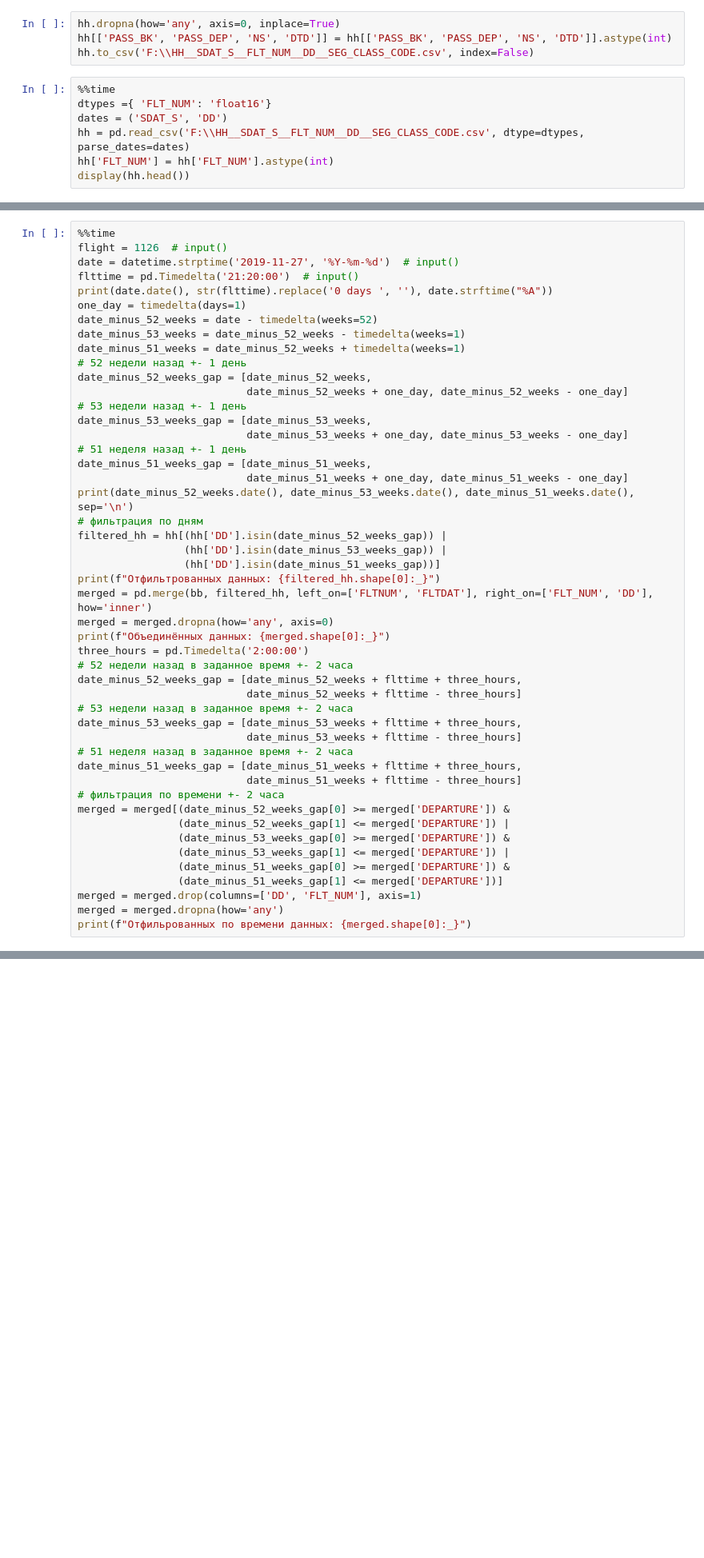
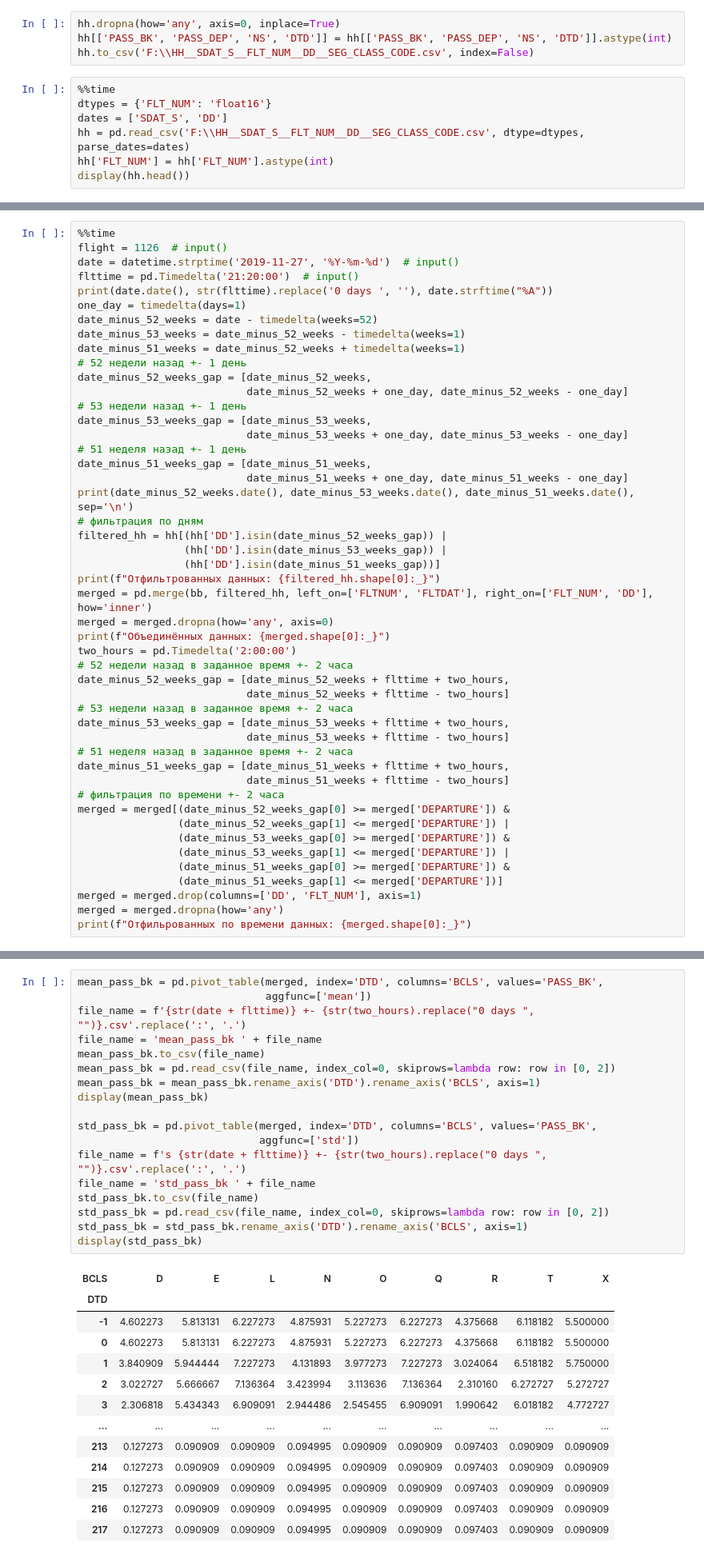
Before and after one commit to Flyer-DM/aeroflot_ML, a Jupyter notebook: профили сезонов.ipynb, the cells around one changed output, grey strips where cells are left out. Shown: that part at 80% size. Saved outputs shown, nothing was run; the diff lists cells and outputs as text; blank space fills up the shorter version.

Commit message:
Mean, std для PASS_BK, PASS_DEP, NS

```diff
--- a/профили сезонов.ipynb
+++ b/профили сезонов.ipynb
@@ -37,8 +37,8 @@ hh[['PASS_BK', 'PASS_DEP', 'NS', 'DTD']] = hh[['PASS_BK', 'PASS_DEP', 'NS', 'DTD
 hh.to_csv('F:\\HH__SDAT_S__FLT_NUM__DD__SEG_CLASS_CODE.csv', index=False)
 # %%
 %%time
-dtypes ={ 'FLT_NUM': 'float16'}
-dates = ('SDAT_S', 'DD')
+dtypes = {'FLT_NUM': 'float16'}
+dates = ['SDAT_S', 'DD']
 hh = pd.read_csv('F:\\HH__SDAT_S__FLT_NUM__DD__SEG_CLASS_CODE.csv', dtype=dtypes, parse_dates=dates)
 hh['FLT_NUM'] = hh['FLT_NUM'].astype(int)
 display(hh.head())
@@ -98,16 +98,16 @@ print(f"Отфильтрованных данных: {filtered_hh.shape[0]:_}")
 merged = pd.merge(bb, filtered_hh, left_on=['FLTNUM', 'FLTDAT'], right_on=['FLT_NUM', 'DD'], how='inner')
 merged = merged.dropna(how='any', axis=0)
 print(f"Объединённых данных: {merged.shape[0]:_}")
-three_hours = pd.Timedelta('2:00:00')
+two_hours = pd.Timedelta('2:00:00')
 # 52 недели назад в заданное время +- 2 часа
-date_minus_52_weeks_gap = [date_minus_52_weeks + flttime + three_hours,
-                           date_minus_52_weeks + flttime - three_hours]
+date_minus_52_weeks_gap = [date_minus_52_weeks + flttime + two_hours,
+                           date_minus_52_weeks + flttime - two_hours]
 # 53 недели назад в заданное время +- 2 часа
-date_minus_53_weeks_gap = [date_minus_53_weeks + flttime + three_hours,
-                           date_minus_53_weeks + flttime - three_hours]
+date_minus_53_weeks_gap = [date_minus_53_weeks + flttime + two_hours,
+                           date_minus_53_weeks + flttime - two_hours]
 # 51 неделя назад в заданное время +- 2 часа
-date_minus_51_weeks_gap = [date_minus_51_weeks + flttime + three_hours,
-                           date_minus_51_weeks + flttime - three_hours]
+date_minus_51_weeks_gap = [date_minus_51_weeks + flttime + two_hours,
+                           date_minus_51_weeks + flttime - two_hours]
 # фильтрация по времени +- 2 часа
 merged = merged[(date_minus_52_weeks_gap[0] >= merged['DEPARTURE']) &
                 (date_minus_52_weeks_gap[1] <= merged['DEPARTURE']) |
@@ -215,0 +161,32 @@ flt_mean
+# %%
+mean_pass_bk = pd.pivot_table(merged, index='DTD', columns='BCLS', values='PASS_BK',
+                              aggfunc=['mean'])
+file_name = f'{str(date + flttime)} +- {str(two_hours).replace("0 days ", "")}.csv'.replace(':', '.')
+file_name = 'mean_pass_bk ' + file_name
+mean_pass_bk.to_csv(file_name)
+mean_pass_bk = pd.read_csv(file_name, index_col=0, skiprows=lambda row: row in [0, 2])
+mean_pass_bk = mean_pass_bk.rename_axis('DTD').rename_axis('BCLS', axis=1)
+display(mean_pass_bk)
+
+std_pass_bk = pd.pivot_table(merged, index='DTD', columns='BCLS', values='PASS_BK',
+                             aggfunc=['std'])
+file_name = f's {str(date + flttime)} +- {str(two_hours).replace("0 days ", "")}.csv'.replace(':', '.')
+file_name = 'std_pass_bk ' + file_name
+std_pass_bk.to_csv(file_name)
+std_pass_bk = pd.read_csv(file_name, index_col=0, skiprows=lambda row: row in [0, 2])
+std_pass_bk = std_pass_bk.rename_axis('DTD').rename_axis('BCLS', axis=1)
+display(std_pass_bk)
+# %% [output]
+| BCLS | D | E | L | N | O | Q | R | T | X |
+| DTD |  |  |  |  |  |  |  |  |  |
+| -1 | 4.602273 | 5.813131 | 6.227273 | 4.875931 | 5.227273 | 6.227273 | 4.375668 | 6.118182 | 5.500000 |
+| 0 | 4.602273 | 5.813131 | 6.227273 | 4.875931 | 5.227273 | 6.227273 | 4.375668 | 6.118182 | 5.500000 |
+| 1 | 3.840909 | 5.944444 | 7.227273 | 4.131893 | 3.977273 | 7.227273 | 3.024064 | 6.518182 | 5.750000 |
+| 2 | 3.022727 | 5.666667 | 7.136364 | 3.423994 | 3.113636 | 7.136364 | 2.310160 | 6.272727 | 5.272727 |
+| 3 | 2.306818 | 5.434343 | 6.909091 | 2.944486 | 2.545455 | 6.909091 | 1.990642 | 6.018182 | 4.772727 |
+| ... | ... | ... | ... | ... | ... | ... | ... | ... | ... |
+| 213 | 0.127273 | 0.090909 | 0.090909 | 0.094995 | 0.090909 | 0.090909 | 0.097403 | 0.090909 | 0.090909 |
+| 214 | 0.127273 | 0.090909 | 0.090909 | 0.094995 | 0.090909 | 0.090909 | 0.097403 | 0.090909 | 0.090909 |
+| 215 | 0.127273 | 0.090909 | 0.090909 | 0.094995 | 0.090909 | 0.090909 | 0.097403 | 0.090909 | 0.090909 |
+| 216 | 0.127273 | 0.090909 | 0.090909 | 0.094995 | 0.090909 | 0.090909 | 0.097403 | 0.090909 | 0.090909 |
+| 217 | 0.127273 | 0.090909 | 0.090909 | 0.094995 | 0.090909 | 0.090909 | 0.097403 | 0.090909 | 0.090909 |
```
Also changed, not shown: parts of 16 cells of this notebook.
